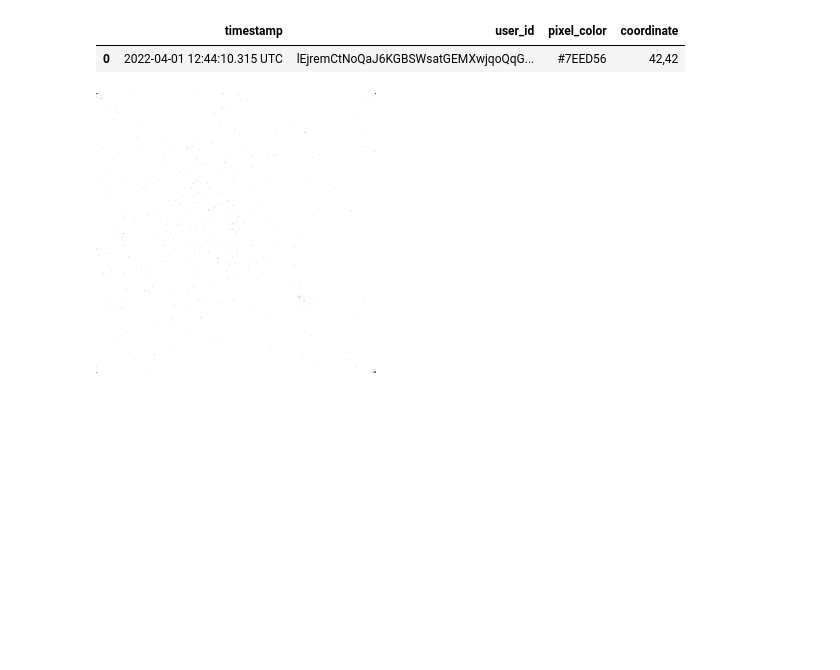
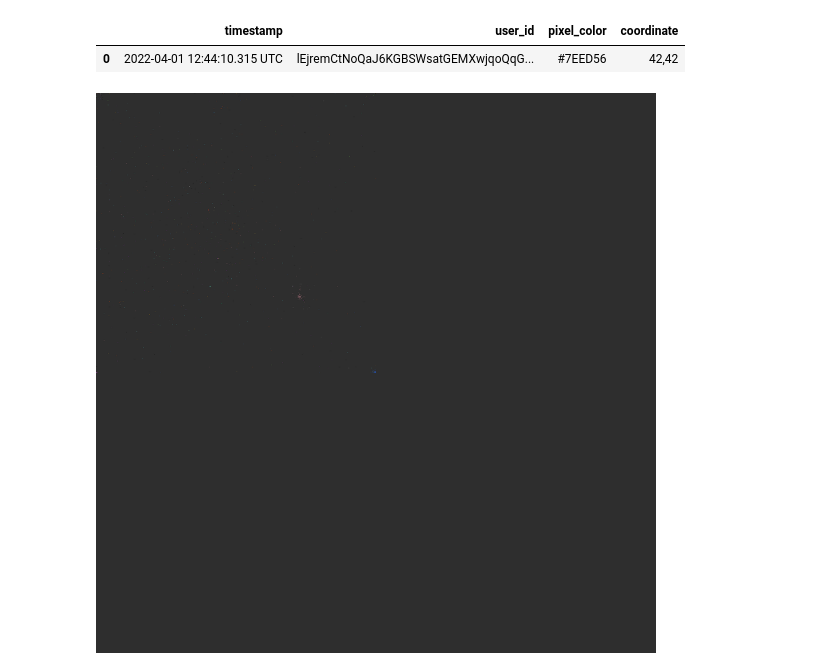
Before and after one commit to gabeklavans/place-analysis, a Jupyter notebook: generate-video.ipynb, the cells around one changed output. Drawn from its saved outputs; the diff is of its cells as text; code cells hidden in the pictures.

```diff
--- a/generate-video.ipynb
+++ b/generate-video.ipynb
@@ -67,20 +69,21 @@ part.head(1)
 #                 f.readline();
 #             result.write(f.read())
 # %%
-canvas = np.full((2000,2000, 3), ImageColor.getrgb("#FFFFFF")).astype("uint8")
+canvas = np.full((2000,2000, 3), ImageColor.getrgb("hsl(0,0%,18%)")).astype("uint8")
 
 timestamp_idx = 1
 user_id_idx = 2
 pixel_color_idx = 3
 coord_idx = 4
 
 for row in part.head(1000).itertuples():
     coords = row[coord_idx]
     coords_array = coords.split(",")
     y,x = int(coords_array[0]), int(coords_array[1])
     rgb_val = ImageColor.getrgb(row[pixel_color_idx])
     canvas[x][y] = rgb_val
 
+canvas[0][0] = (255.0, 255.0, 255.0)
 Image.fromarray(canvas)
 # %% [output]
-[figure, old version]
+[figure, new version]
```
Also changed, not shown: parts of 3 cells of this notebook, 2 other files.
